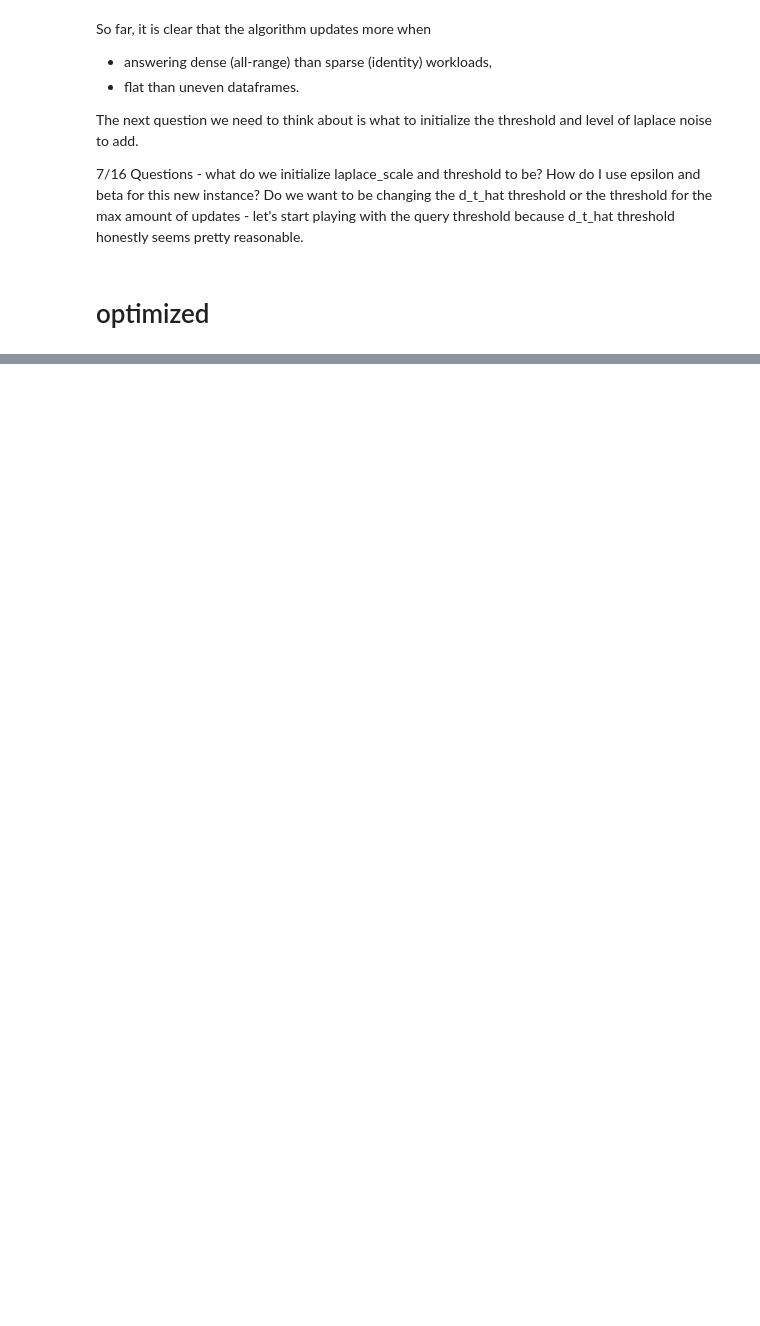
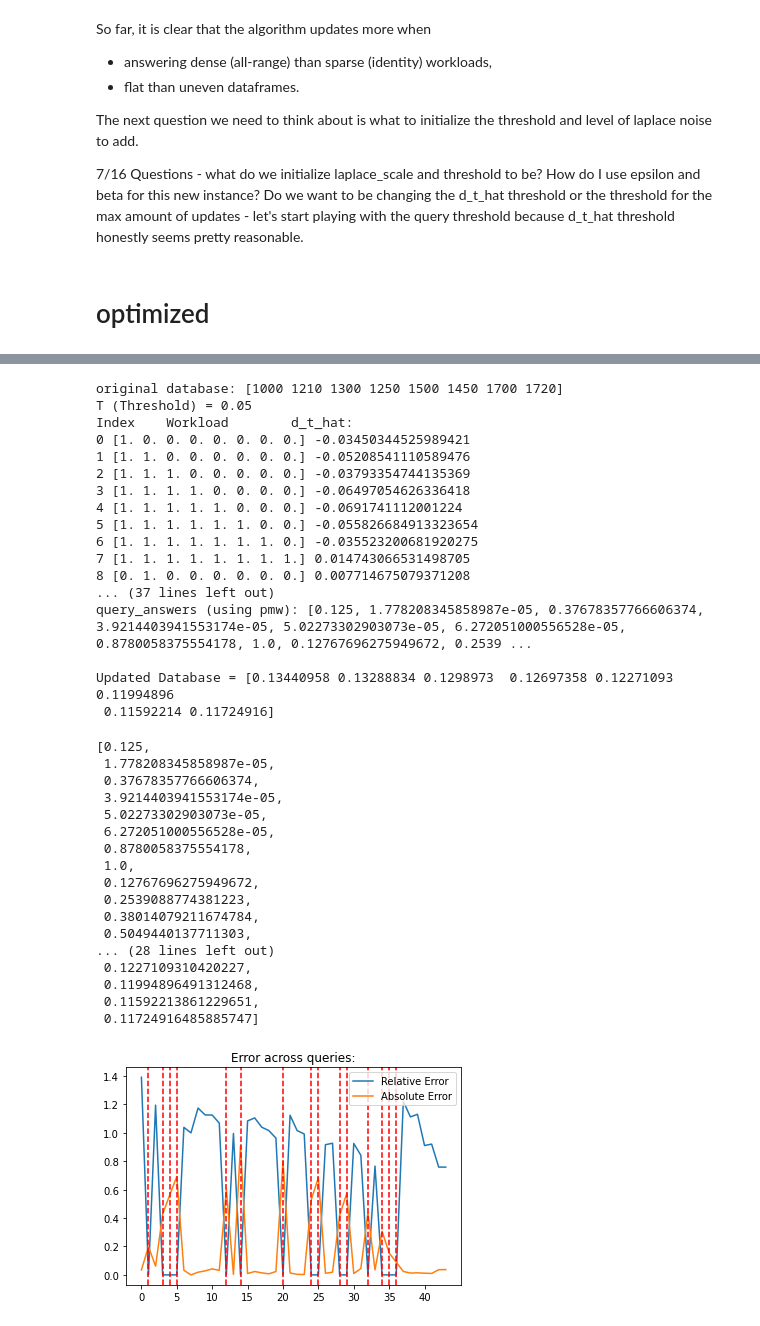
Before and after one commit to yikai-wu/Multi-Analyst-DP, a Jupyter notebook: src/pmw/optimizing_threshold.ipynb, the cells around one changed output, grey strips where cells are left out. Saved outputs shown, nothing was run; the diff lists cells and outputs as text; code cells hidden in the pictures; blank space fills up the shorter version.

```diff
--- a/src/pmw/optimizing_threshold.ipynb
+++ b/src/pmw/optimizing_threshold.ipynb
@@ -265,2 +267,0 @@ Updated Database = [0.13297396 0.12705539 0.12279    0.12002625 0.11866779 0.121
-# %%
-pmw_optimized(W_ds, x_flat, laplace_scale=0.01, threshold=5000)
@@ -303,2 +267,0 @@ Updated Database = [0.13297396 0.12705539 0.12279    0.12002625 0.11866779 0.121
-# %%
-pmw_optimized(np.vstack((W_ds, W_ds)), x_flat, laplace_scale=0.01, threshold=5000)
@@ -340,0 +268,42 @@ Updated Database = [0.14123884 0.12894579 0.12043339 0.115073   0.11248295 0.117
+# %%
+pmw_optimized(W_ds,
+              x=np.array([1000, 1210, 1300, 1250, 1500, 1450, 1700, 1720]),
+              laplace_scale=0.01,
+              threshold=.05)
+# no updates generally from 5 - 15, 35 and on
+# %% [output]
+original database: [1000 1210 1300 1250 1500 1450 1700 1720]
+T (Threshold) = 0.05
+Index    Workload        d_t_hat:
+0 [1. 0. 0. 0. 0. 0. 0. 0.] -0.03450344525989421
+1 [1. 1. 0. 0. 0. 0. 0. 0.] -0.05208541110589476
+2 [1. 1. 1. 0. 0. 0. 0. 0.] -0.03793354744135369
+3 [1. 1. 1. 1. 0. 0. 0. 0.] -0.06497054626336418
+4 [1. 1. 1. 1. 1. 0. 0. 0.] -0.0691741112001224
+5 [1. 1. 1. 1. 1. 1. 0. 0.] -0.055826684913323654
+6 [1. 1. 1. 1. 1. 1. 1. 0.] -0.035523200681920275
+7 [1. 1. 1. 1. 1. 1. 1. 1.] 0.014743066531498705
+8 [0. 1. 0. 0. 0. 0. 0. 0.] 0.007714675079371208
+... (37 lines left out)
+query_answers (using pmw): [0.125, 1.778208345858987e-05, 0.37678357766606374, 3.9214403941553174e-05, 5.02273302903073e-05, 6.272051000556528e-05, 0.8780058375554178, 1.0, 0.12767696275949672, 0.2539 ...
+
+Updated Database = [0.13440958 0.13288834 0.1298973  0.12697358 0.12271093 0.11994896
+ 0.11592214 0.11724916]
+[0.125,
+ 1.778208345858987e-05,
+ 0.37678357766606374,
+ 3.9214403941553174e-05,
+ 5.02273302903073e-05,
+ 6.272051000556528e-05,
+ 0.8780058375554178,
+ 1.0,
+ 0.12767696275949672,
+ 0.2539088774381223,
+ 0.38014079211674784,
+ 0.5049440137711303,
+... (28 lines left out)
+ 0.1227109310420227,
+ 0.11994896491312468,
+ 0.11592213861229651,
+ 0.11724916485885747]
+[figure, added]
```
Also changed, not shown: parts of 9 cells of this notebook, 1 other file.
